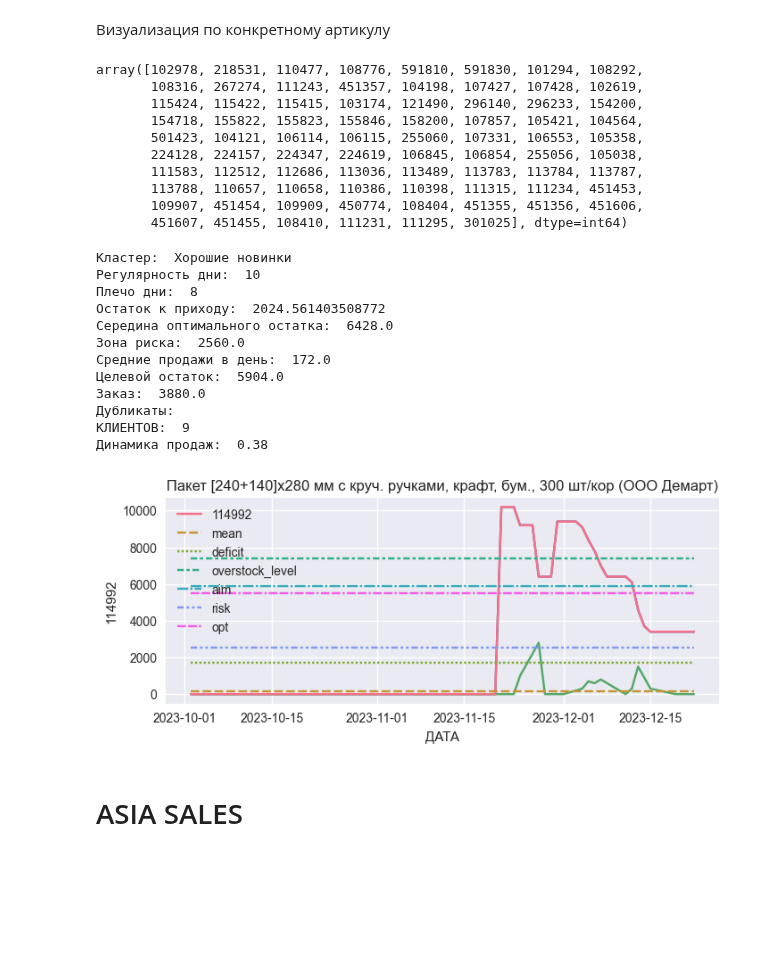
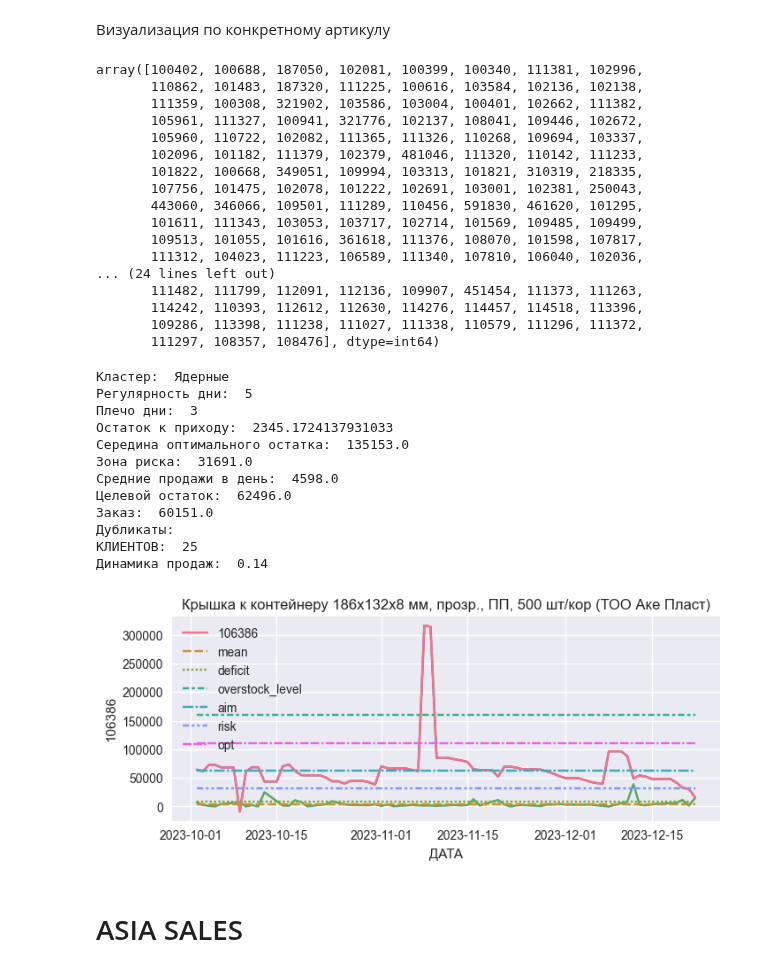
Before and after one commit to killri/ASIA-STOCKS, a Jupyter notebook: Asia_stocks.ipynb, the cells around one changed output. Saved outputs shown, nothing was run; the diff lists cells and outputs as text; code cells hidden in the pictures; blank space fills up the shorter version.

```diff
--- a/Asia_stocks.ipynb
+++ b/Asia_stocks.ipynb
@@ -1,7 +1,7 @@
 # %% [markdown]
 Выбор региона анализа
 # %%
-region = 'ШМТ'
+region = 'АЛМ'
 # %% [markdown]
 Импорт библиотек
 # %%
@@ -676,15 +676,19 @@ fig.savefig('output\Аналитика поставщик-АГ '+str(region)+' '
 # %% [markdown]
 Расчет заказа
 # %%
-suppliers = pd.read_excel('data\ПАРАМЕТРЫ ПОСТАВЩИКОВ.xlsx')
+#suppliers = pd.read_excel('data\ПАРАМЕТРЫ ПОСТАВЩИКОВ.xlsx')
 
+#suppliers['ПОСТАВЩИК'] = suppliers['ПОСТАВЩИК'].apply(lambda x: x[:15])
+
+suppliers = pd.read_excel('data\ПАРАМЕТРЫ ПОСТАВЩИКОВ 2.xlsx')
+suppliers = suppliers[suppliers['ФИЛИАЛ'] == region].drop('ФИЛИАЛ', axis=1)
 suppliers['ПОСТАВЩИК'] = suppliers['ПОСТАВЩИК'].apply(lambda x: x[:15])
 # %%
 
 def count_orders(art):
     #Собираем данные по артикулу по плечу поставки и регулярности прихода, по умолчанию 10 и 8
-    regularity_days = 10
-    transport_days = 8
+    regularity_days = suppliers[suppliers['ПОСТАВЩИК'] == 'По умолчанию']['РЕГУЛЯРНОСТЬ ДНИ'].iloc[0]
+    transport_days = suppliers[suppliers['ПОСТАВЩИК'] == 'По умолчанию']['ПЛЕЧО ДНИ'].iloc[0]
 
     supplier = piv_nom[piv_nom['АРТИКУЛ'] == art]['ПОСТАВЩИК'].iloc[0]
 
@@ -766,21 +770,28 @@ table.to_excel('Остатки '+ str(region) +'.xlsx')
 # %%
 piv_nom[piv_nom['cluster_name'] == 'Висяки']['АРТИКУЛ'].values
 # %% [output]
-array([102978, 218531, 110477, 108776, 591810, 591830, 101294, 108292,
-       108316, 267274, 111243, 451357, 104198, 107427, 107428, 102619,
-       115424, 115422, 115415, 103174, 121490, 296140, 296233, 154200,
-       154718, 155822, 155823, 155846, 158200, 107857, 105421, 104564,
-       501423, 104121, 106114, 106115, 255060, 107331, 106553, 105358,
-       224128, 224157, 224347, 224619, 106845, 106854, 255056, 105038,
-       111583, 112512, 112686, 113036, 113489, 113783, 113784, 113787,
-       113788, 110657, 110658, 110386, 110398, 111315, 111234, 451453,
-       109907, 451454, 109909, 450774, 108404, 451355, 451356, 451606,
-       451607, 451455, 108410, 111231, 111295, 301025], dtype=int64)
+array([100402, 100688, 187050, 102081, 100399, 100340, 111381, 102996,
+       110862, 101483, 187320, 111225, 100616, 103584, 102136, 102138,
+       111359, 100308, 321902, 103586, 103004, 100401, 102662, 111382,
+       105961, 111327, 100941, 321776, 102137, 108041, 109446, 102672,
+       105960, 110722, 102082, 111365, 111326, 110268, 109694, 103337,
+       102096, 101182, 111379, 102379, 481046, 111320, 110142, 111233,
+       101822, 100668, 349051, 109994, 103313, 101821, 310319, 218335,
+       107756, 101475, 102078, 101222, 102691, 103001, 102381, 250043,
+       443060, 346066, 109501, 111289, 110456, 591830, 461620, 101295,
+       101611, 111343, 103053, 103717, 102714, 101569, 109485, 109499,
+       109513, 101055, 101616, 361618, 111376, 108070, 101598, 107817,
+       111312, 104023, 111223, 106589, 111340, 107810, 106040, 102036,
+... (24 lines left out)
+       111482, 111799, 112091, 112136, 109907, 451454, 111373, 111263,
+       114242, 110393, 112612, 112630, 114276, 114457, 114518, 113396,
+       109286, 113398, 111238, 111027, 111338, 110579, 111296, 111372,
+       111297, 108357, 108476], dtype=int64)
 # %%
-art =114992
+art =106386
 
-regularity_days = 10
-transport_days = 8
+regularity_days = suppliers[suppliers['ПОСТАВЩИК'] == 'По умолчанию']['РЕГУЛЯРНОСТЬ ДНИ'].iloc[0]
+transport_days = suppliers[suppliers['ПОСТАВЩИК'] == 'По умолчанию']['ПЛЕЧО ДНИ'].iloc[0]
 
 if piv_nom[piv_nom['АРТИКУЛ'] == art].shape[0]>0:
     supplier = piv_nom[piv_nom['АРТИКУЛ'] == art]['ПОСТАВЩИК'].iloc[0]
@@ -818,45 +829,45 @@ if piv_nom[piv_nom['АРТИКУЛ'] == art].shape[0]>0:
 
 
     fig, ax = plt.subplots(1,1, figsize = [8,3])
     sns.lineplot(table[art].T, ax=ax)
 
     if art in list(table2.columns):
         sns.lineplot(table2[art].T, ax=ax)
     line = pd.DataFrame(table[art].T.copy())
 
     if art in list(table2.columns):
         std_level = (mean_level + 3*table2.describe().T.loc[art]['std'])
     else:
         std_level = 0
 
     line['mean'] = mean_level
     line['deficit'] = deficit_level
     line['overstock_level'] = piv_nom[piv_nom['АРТИКУЛ']== art]['overstock_level'].iloc[0]
     line['aim'] = aim_stock
     line['risk'] = risk_zone_level
     line['opt'] = optimum_zone_level
     ax.set_title(art_name)
 
     sns.lineplot(line, ax=ax)
 
 
 
 else:
     print('Артикул в регионе без движения и остатков')
 # %% [output]
-Кластер:  Хорошие новинки
-Регулярность дни:  10
-Плечо дни:  8
-Остаток к приходу:  2024.561403508772
-Середина оптимального остатка:  6428.0
-Зона риска:  2560.0
-Cредние продажи в день:  172.0
-Целевой остаток:  5904.0
-Заказ:  3880.0
+Кластер:  Ядерные
+Регулярность дни:  5
+Плечо дни:  3
+Остаток к приходу:  2345.1724137931033
+Середина оптимального остатка:  135153.0
+Зона риска:  31691.0
+Cредние продажи в день:  4598.0
+Целевой остаток:  62496.0
+Заказ:  60151.0
 Дубликаты:
-КЛИЕНТОВ:  9
-Динамика продаж:  0.38
+КЛИЕНТОВ:  25
+Динамика продаж:  0.14
-[figure, old version]
+[figure, new version]
 # %% [markdown]
 # ASIA SALES
 # %%
```
Also changed, not shown: parts of 3 cells of this notebook, 18 other files.
